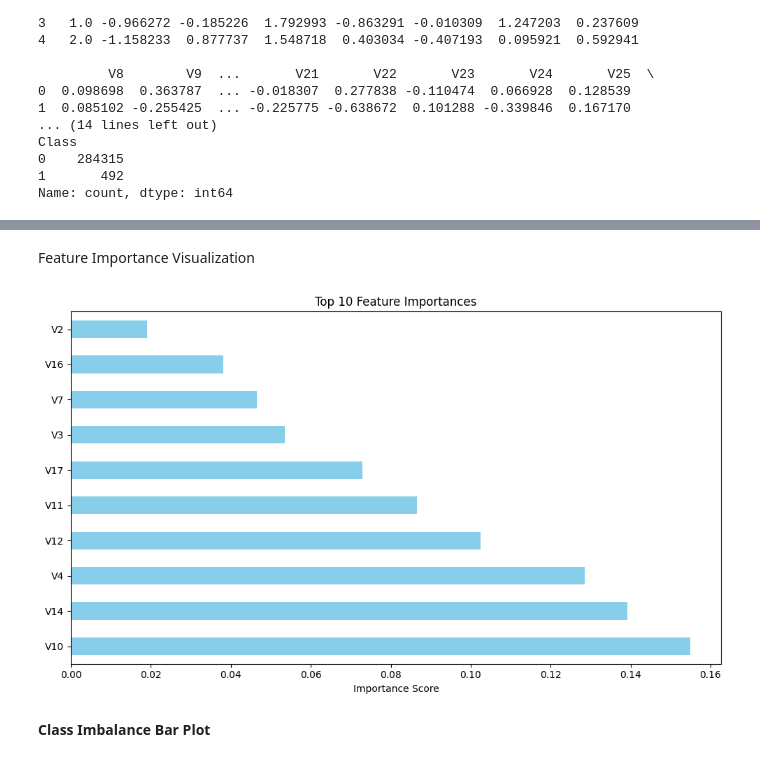
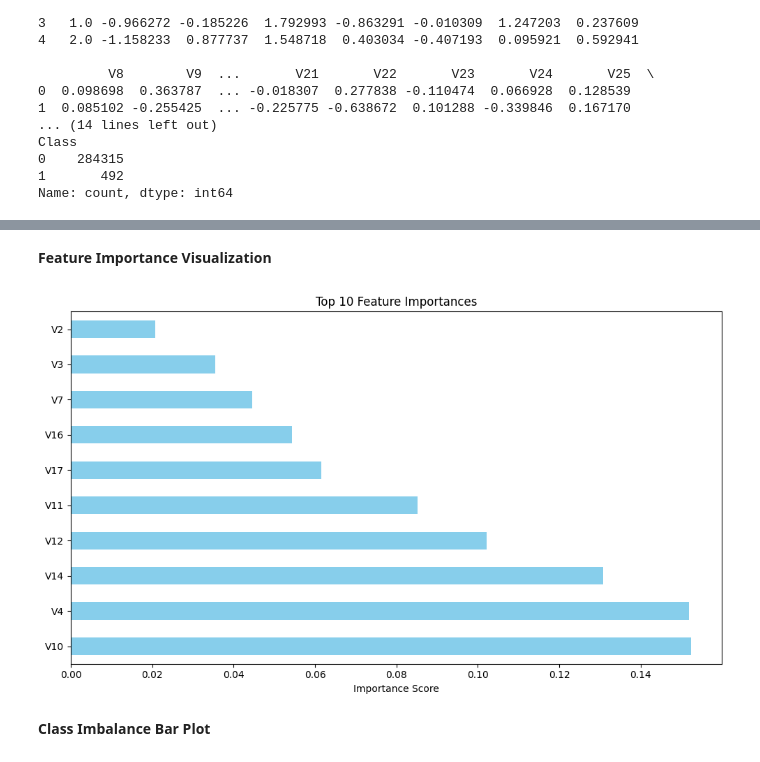
Before and after one commit to Anton3090/fraud-detection-random-forest, a Jupyter notebook: ai-fraud-detection-system.ipynb, the cells around one changed output, grey strips where cells are left out. Saved outputs shown, nothing was run; the diff lists cells and outputs as text; code cells hidden in the pictures.

```diff
--- a/ai-fraud-detection-system.ipynb
+++ b/ai-fraud-detection-system.ipynb
@@ -73,11 +96,15 @@ Data Preprocessing
 # %%
+# Standardize 'Amount' feature
 df['Amount'] = StandardScaler().fit_transform(df[['Amount']])
+
+# Separate features and target
 X = df.drop(['Class', 'Time'], axis=1)
 y = df['Class']
 
-# Split dataset into training and testing sets
+# Split with stratification to keep class distribution
 X_train, X_test, y_train, y_test = train_test_split(
-    X, y, test_size=0.3, random_state=42, stratify=y)
+    X, y, test_size=0.3, random_state=42, stratify=y
+)
 
-print("\n✅ Data preprocessing completed.")
+print(f"\nTraining class distribution before SMOTE: {np.bincount(y_train)}")
 # %% [output]
@@ -84,0 +114,5 @@ print("\n✅ Data preprocessing completed.")
+# %%
+smote = SMOTE(random_state=42)
+X_train_res, y_train_res = smote.fit_resample(X_train, y_train)
+
+print(f"Training class distribution after SMOTE: {np.bincount(y_train_res)}")
@@ -124,0 +123,9 @@ weighted avg       1.00      1.00      1.00     85443
+# %%
+rfc_smote = RandomForestClassifier(
+    n_estimators=100,
+    random_state=42,
+    class_weight='balanced'  # still helpful even after SMOTE
+)
+rfc_smote.fit(X_train_res, y_train_res)
+
+print("\nModel trained with SMOTE balanced data.")
@@ -125,15 +198,15 @@ weighted avg       1.00      1.00      1.00     85443
 # %% [markdown]
-Feature Importance Visualization
+**Feature Importance Visualization**
 # %%
-feature_importances = pd.Series(rfc.feature_importances_, index=X.columns)
+feature_importances = pd.Series(rfc_smote.feature_importances_, index=X.columns)
 plt.figure(figsize=(10, 6))
 feature_importances.nlargest(10).plot(kind='barh', color='skyblue')
 plt.title("Top 10 Feature Importances")
 plt.xlabel("Importance Score")
 plt.tight_layout()
 plt.show()
 # %% [output]
-[figure, old version]
+[figure, new version]
 # %% [markdown]
 **Class Imbalance Bar Plot**
 # %%
```
Also changed, not shown: parts of 19 cells of this notebook.
